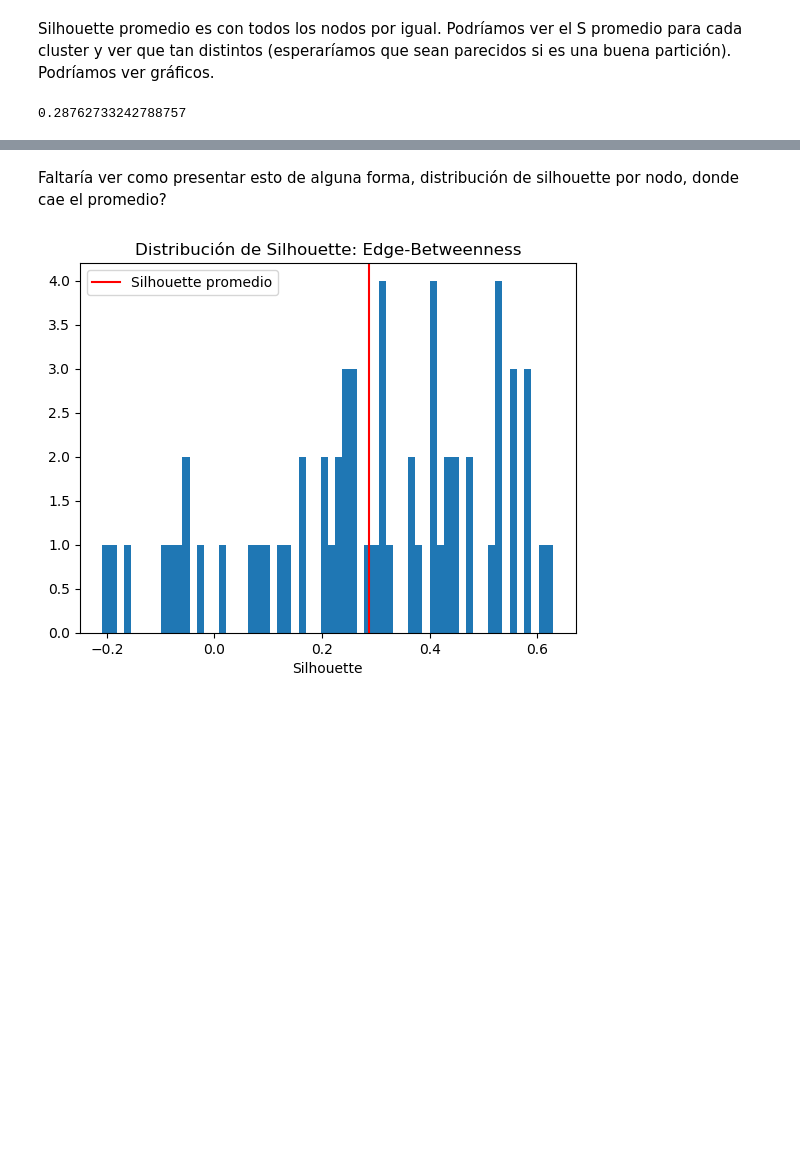
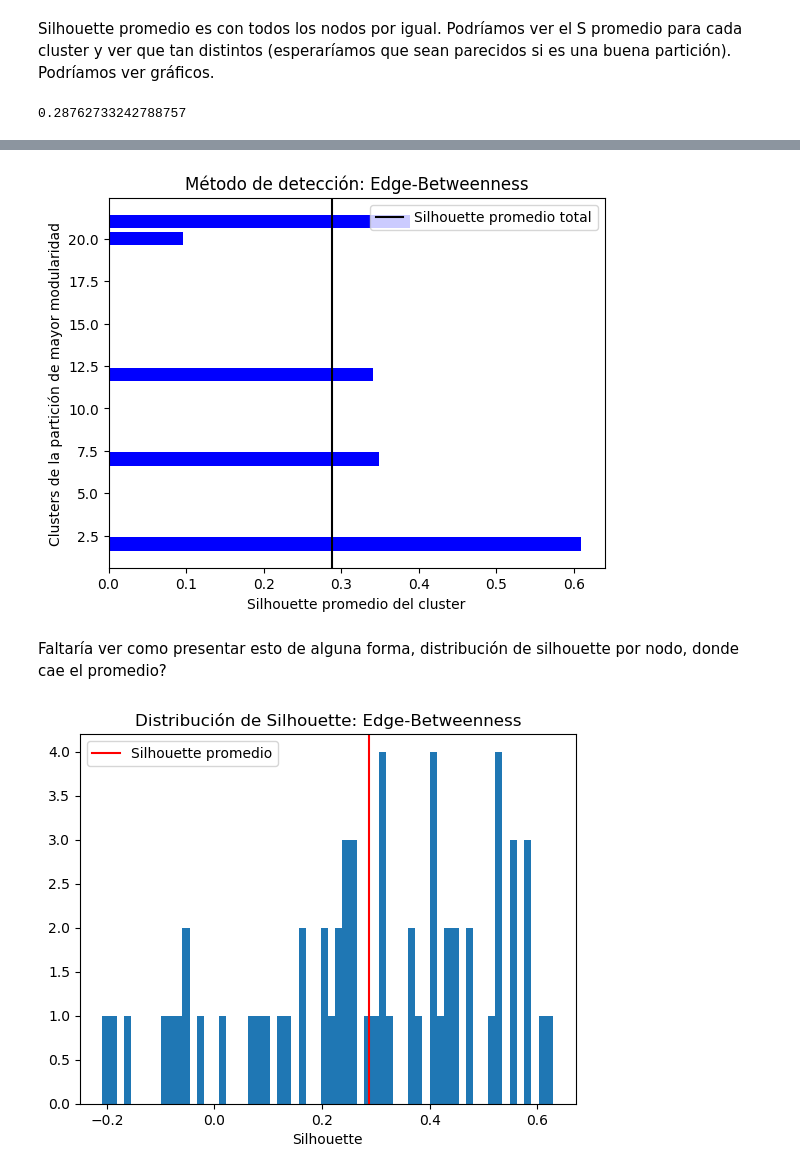
Before and after one commit to vms10/TPC3, a Jupyter notebook: tp3.ipynb, the cells around one changed output, grey strips where cells are left out. Cells and saved outputs as stored; diff of their text form; code cells hidden in the pictures; blank space fills up the shorter version.

```diff
--- a/tp3.ipynb
+++ b/tp3.ipynb
@@ -370,3 +376,21 @@ plt.show()
+# %%
+plt.rcdefaults()
+fig, ax = plt.subplots()
+
+
+y_pos = np.array([21,20,7,12,2])
+sil= Silhouette_EB_xcluster
+ax.barh(y_pos, sil,
+        color="b")
+
+plt.axvline(Silhouette_EB,c="k", label='Silhouette promedio total')
+plt.ylabel("Clusters de la partición de mayor modularidad")
+plt.xlabel("Silhouette promedio del cluster")
+plt.title("Método de detección: Edge-Betweenness")
+plt.legend(loc=0)
+plt.show()
+# %% [output]
+[figure, added]
 # %% [markdown]
 Faltaría ver como presentar esto de alguna forma, distribución de silhouette por nodo, donde cae el promedio?
 # %%
```
Also changed, not shown: parts of 39 cells of this notebook.
